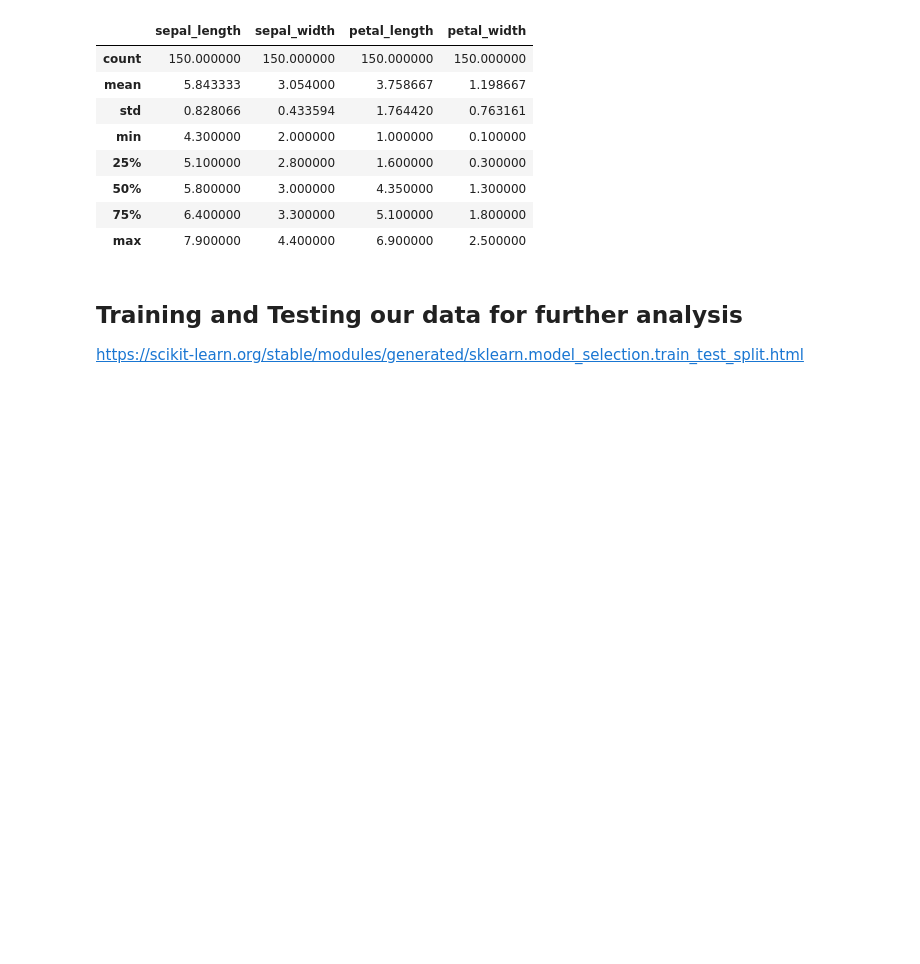
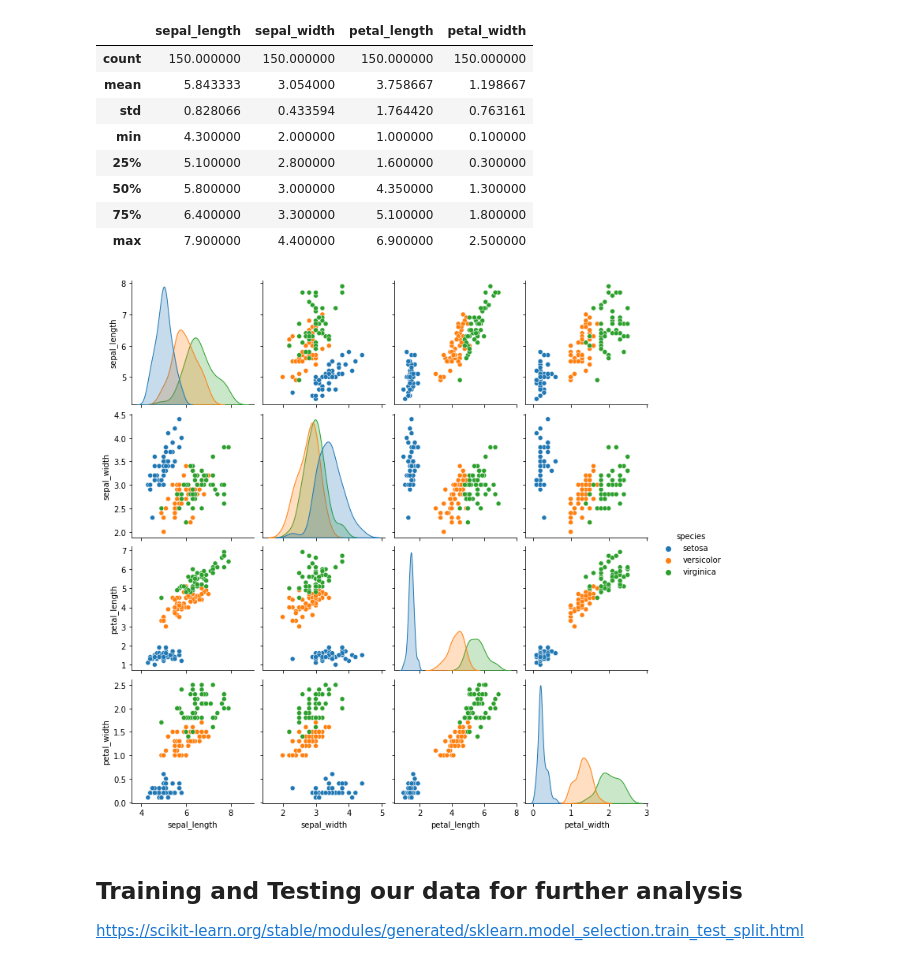
Before and after one commit to brendantipp/gmit_mls_2021, a Jupyter notebook: scikit-learn.ipynb, the cells around one changed output. Saved outputs shown, nothing was run; the diff lists cells and outputs as text; code cells hidden in the pictures; blank space fills up the shorter version.

```diff
--- a/scikit-learn.ipynb
+++ b/scikit-learn.ipynb
@@ -116,6 +120,9 @@ df.describe()
 | max | 7.900000 | 4.400000 | 6.900000 | 2.500000 |
 # %%
 #### Visualise dataset - research into more interesting plots etc than just used in lecutures
+sns.pairplot(df, hue='species');
+# %% [output]
+[figure, added]
 # %% [markdown]
 ## Training and Testing our data for further analysis
 https://scikit-learn.org/stable/modules/generated/sklearn.model_selection.train_test_split.html
```
Also changed, not shown: parts of 25 cells of this notebook, 3 other files.
